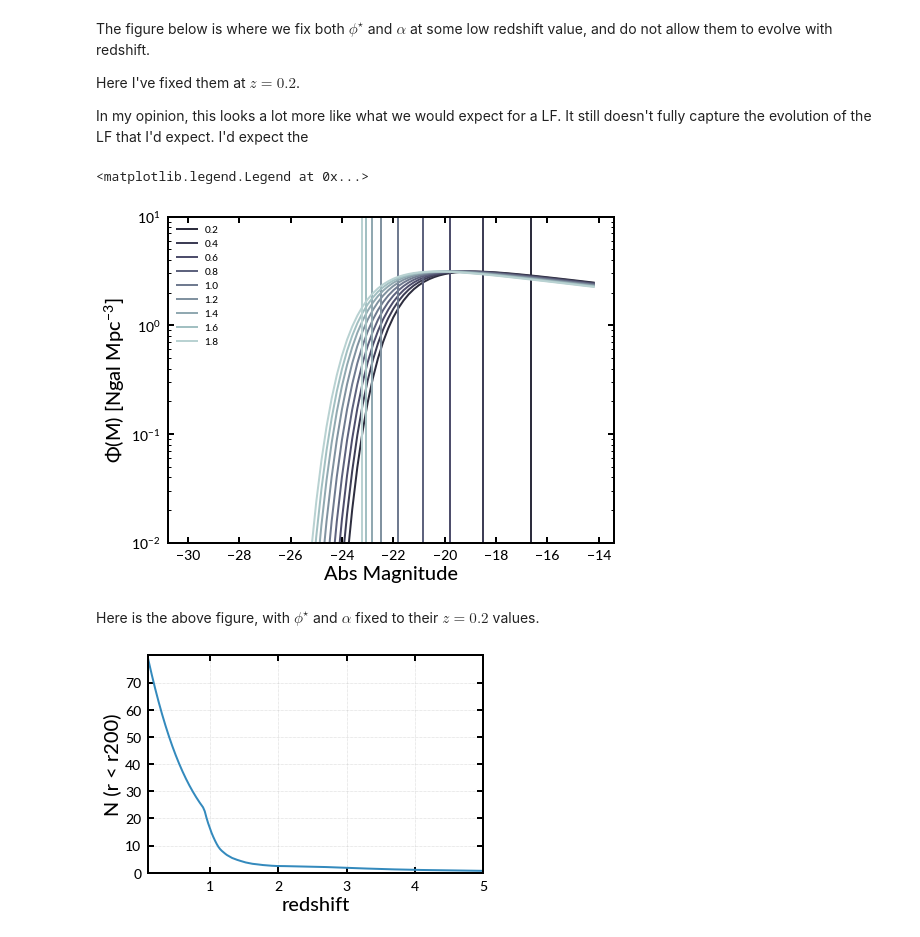
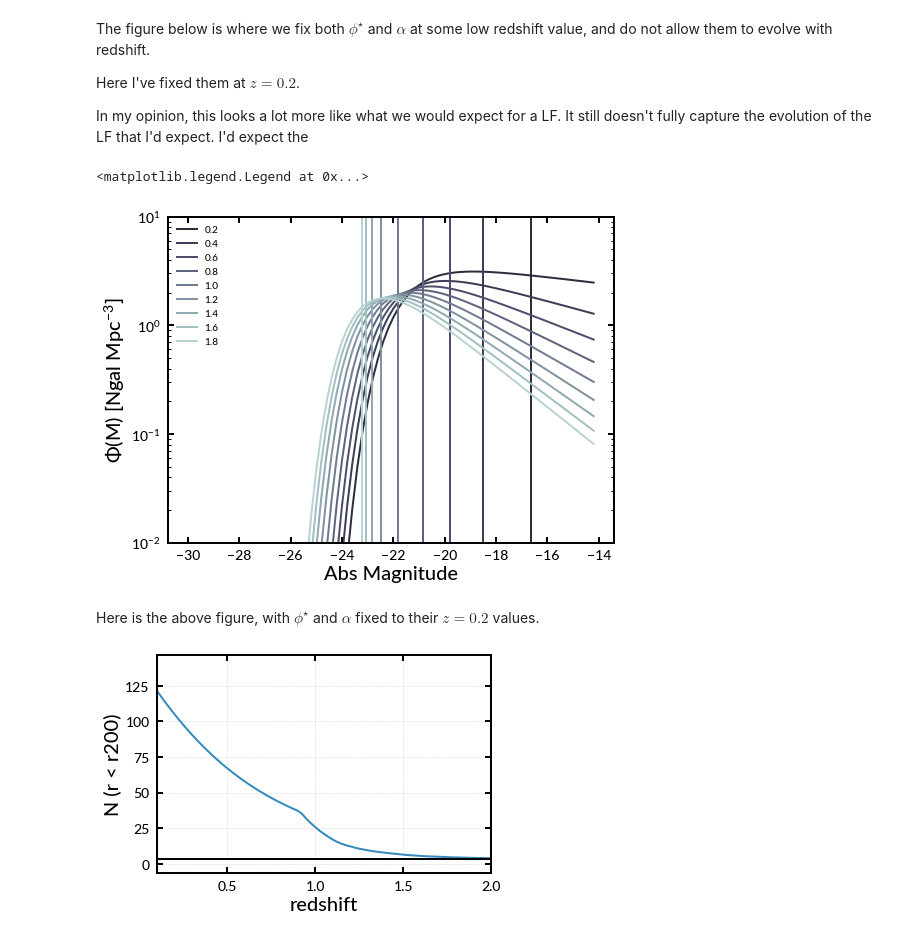
Before and after one commit to boada/planckClusters, a Jupyter notebook: analysis_ir/notebooks/04b. Understand LF.ipynb, the cells around one changed output. Cells and saved outputs as stored; diff of their text form; code cells hidden in the pictures.

```diff
--- a/analysis_ir/notebooks/04b. Understand LF.ipynb
+++ b/analysis_ir/notebooks/04b. Understand LF.ipynb
@@ -190,7 +189,7 @@ In my opinion, this looks a lot more like what we would expect for a LF. It stil
 # %%
 plt.figure(figsize=(8,6))
 for z, c in zip(redshifts, colors):
-    plt.plot(magarr, schechterM(magarr, calc_phistar(0.2), calc_alpha(0.2), model.get_absolute_mags(zf, filters='i', zs=z)), c=c)
+    plt.plot(magarr, schechterM(magarr, calc_phistar(0.2), calc_alpha(z), model.get_absolute_mags(zf, filters='i', zs=z)), c=c)
     plt.axvline(calc_Maglim(23.5, z), c=c, label=f'{z:.2}')
 plt.xlabel('Abs Magnitude')
 plt.ylabel('$\Phi(M)$ [Ngal $Mpc^{-3}$]')
@@ -199,7 +198,7 @@ plt.ylim(0.01, 10)
 plt.legend(loc='upper left')
 # %% [output]
 <matplotlib.legend.Legend at 0x...>
-[figure, old version]
+[figure, new version]
 # %%
 LF = []
 for phi, a, M_star, M_lim in zip(phi_star, alpha, Mstar, Mlim):
@@ -207,7 +206,7 @@ for phi, a, M_star, M_lim in zip(phi_star, alpha, Mstar, Mlim):
         Mlimit = M_lim
     else:
         Mlimit = M_star - 2.5 * np.log10(0.4)
-    y, err = quad(schechterM, -30, Mlimit, args=(calc_phistar(0.2), calc_alpha(0.2), M_star))
+    y, err = quad(schechterM, -30, Mlimit, args=(7, -0.8, M_star))
     #print(M_star - M_lim, y)
     LF.append(y)
 # %% [markdown]
@@ -215,12 +214,13 @@ Here is the above figure, with $\phi^\star$ and $\alpha$ fixed to their $z=0.2$
 # %%
 plt.figure()
 plt.plot(zs, (LF * V200.value + 1) * fr)
 ax = plt.gca()
-ax.set_yticks(np.arange(0, 75, 10))
-plt.xlim(0.1, 5)
-plt.ylim(0, 80)
+#ax.set_yticks(np.arange(0, 75, 10))
+plt.xlim(0.1, 2)
+#plt.ylim(0, 80)
 plt.xlabel('redshift')
 plt.ylabel('N (r < r200)')
+plt.axhline(3)
 plt.grid()
 # %% [output]
-[figure, old version]
+[figure, new version]
```
Also changed, not shown: parts of 9 cells of this notebook, 2 other files.
